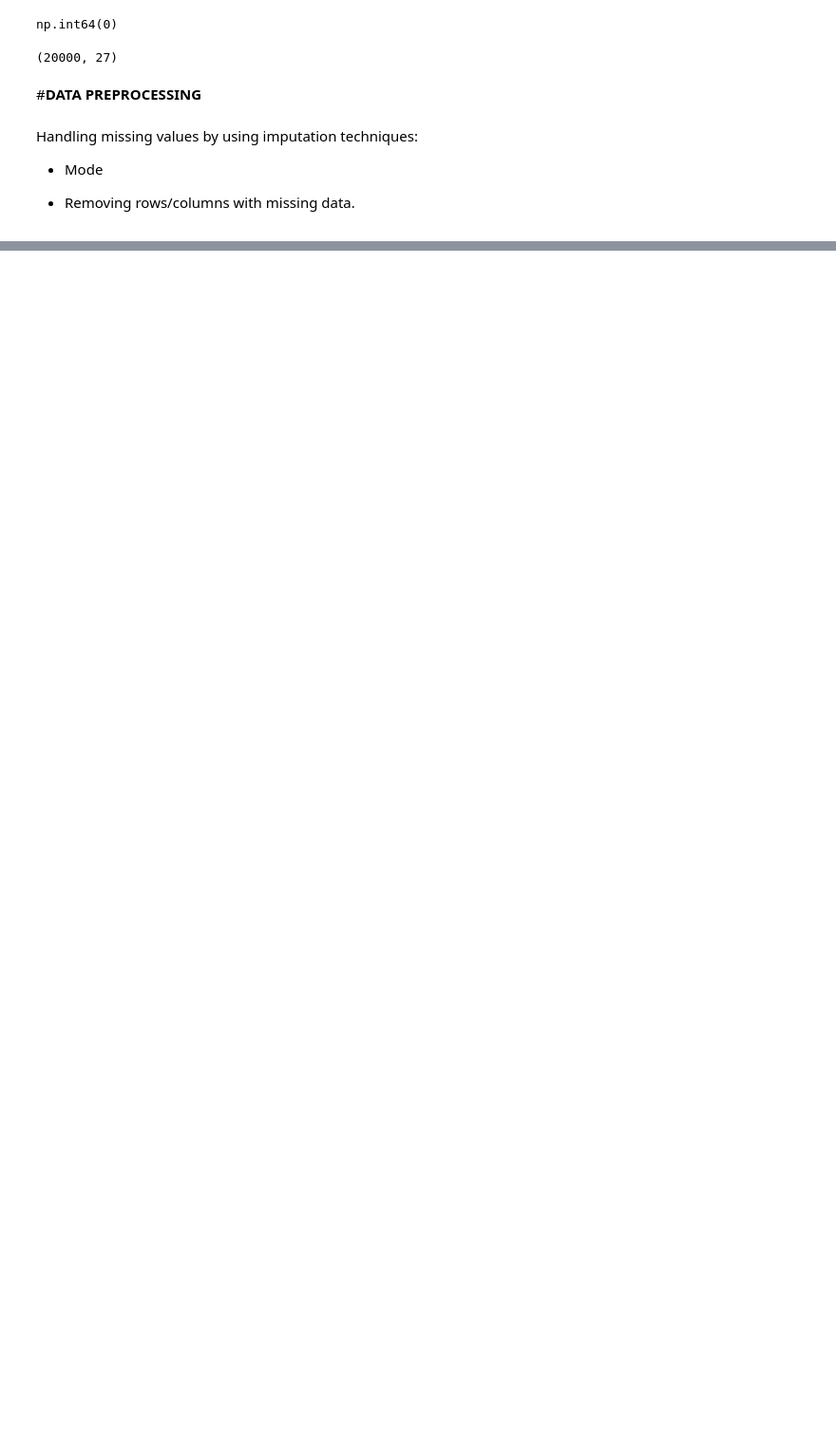
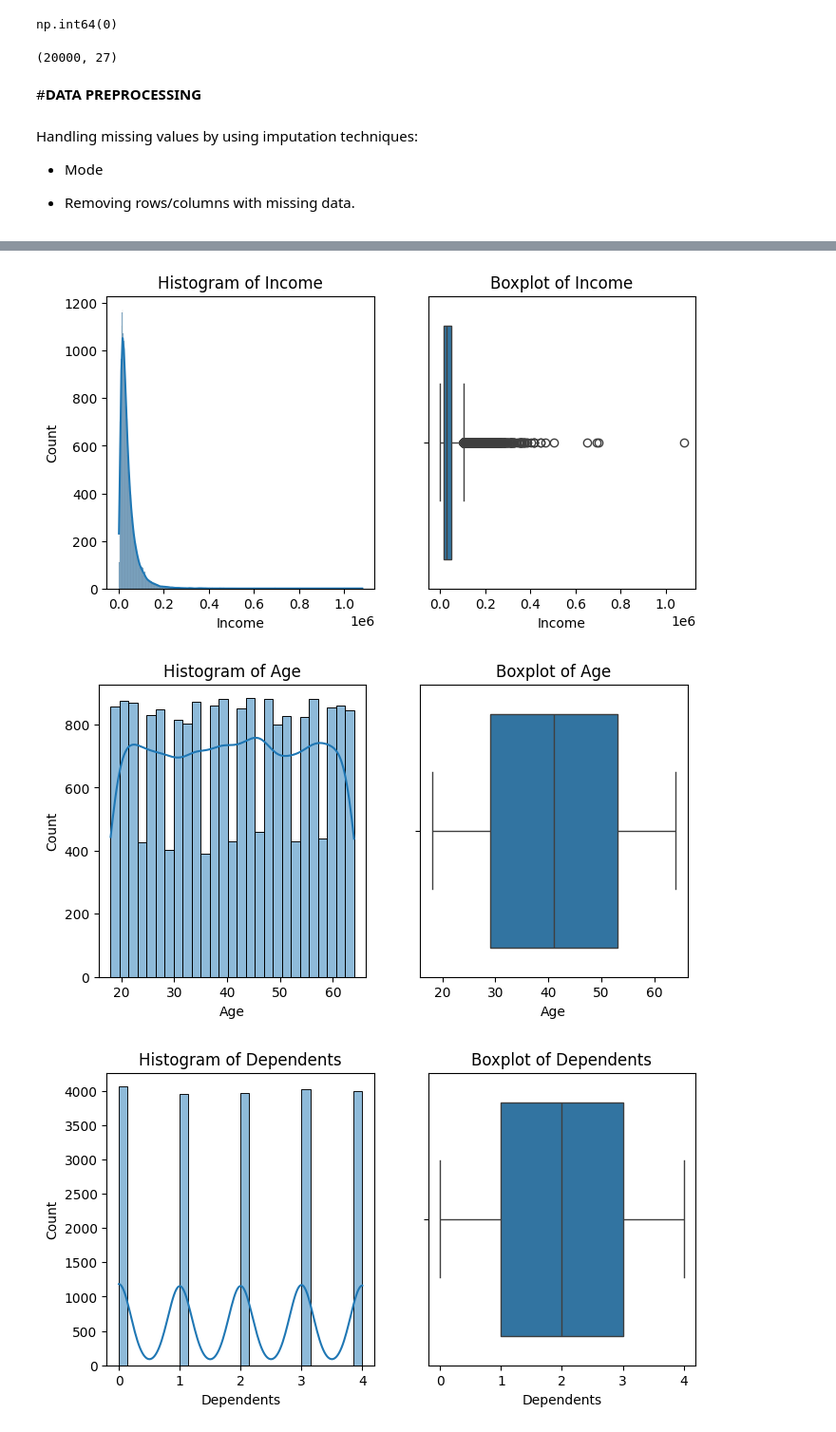
Before and after one commit to Sajuranjith/Indian-Personal-Finance-and-Spending-Habits, a Jupyter notebook: Indian_Personal_Finance_and_Spending_Habits.ipynb, the cells around one changed output, grey strips where cells are left out. Shown at 95% size. Saved outputs shown, nothing was run; the diff lists cells and outputs as text; code cells hidden in the pictures; blank space fills up the shorter version.

```diff
--- a/Indian_Personal_Finance_and_Spending_Habits.ipynb
+++ b/Indian_Personal_Finance_and_Spending_Habits.ipynb
@@ -187,0 +182,9 @@ df.drop(columns=['2020 Census Tract','Vehicle Location','Base MSRP','DOL Vehicle
+# %%
+#"Filling null values using fillna() allows to replace missing data with a specified value, statistical measure".
+df['Loan_Repayment']=df['Loan_Repayment'].fillna(df['Loan_Repayment'].median())
+# %%
+#"Filling null values using fillna() allows to replace missing data with a specified value, statistical measure".
+df['Education']=df['Education'].fillna(df['Education'].median())
+# %%
+#"Filling null values using fillna() allows to replace missing data with a specified value, statistical measure".
+df['PS_Education']=df['PS_Education'].fillna(df['PS_Education'].median())
@@ -187,0 +280,3 @@ df.drop(columns=['2020 Census Tract','Vehicle Location','Base MSRP','DOL Vehicle
+# %%
+numerical_cols=df.select_dtypes('number')
+numerical_cols
@@ -187,0 +299,18 @@ df.drop(columns=['2020 Census Tract','Vehicle Location','Base MSRP','DOL Vehicle
+# %%
+#checking for outliers using boxplot of numerical columns
+for column in numerical_cols:
+    plt.figure(figsize=(8, 4))
+
+    # Histogram
+    plt.subplot(1, 2, 1)
+    sns.histplot(df[column], kde=True)
+    plt.title(f'Histogram of {column}')
+
+    # Boxplot
+    plt.subplot(1, 2, 2)
+    sns.boxplot(x=df[column])
+    plt.title(f'Boxplot of {column}')
+# %% [output]
+[figure, added]
+[figure, added]
+[figure, added]
```
Also changed, not shown: parts of 24 cells of this notebook.
